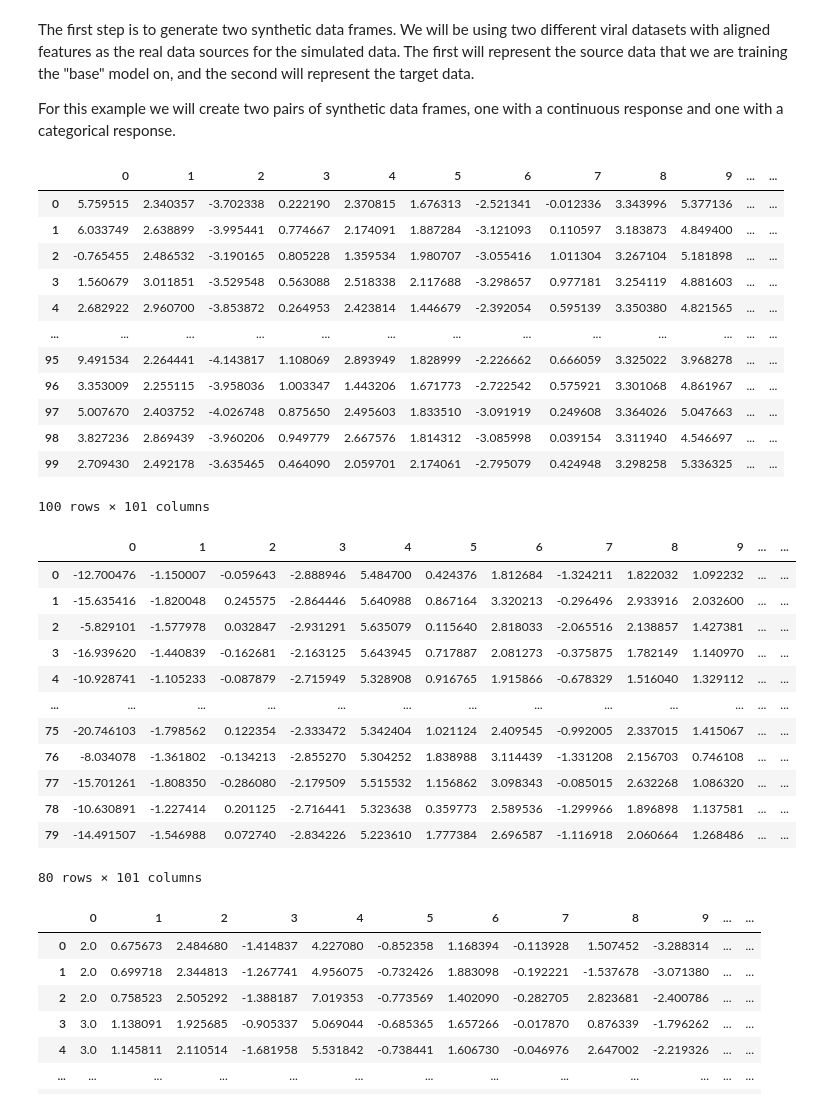
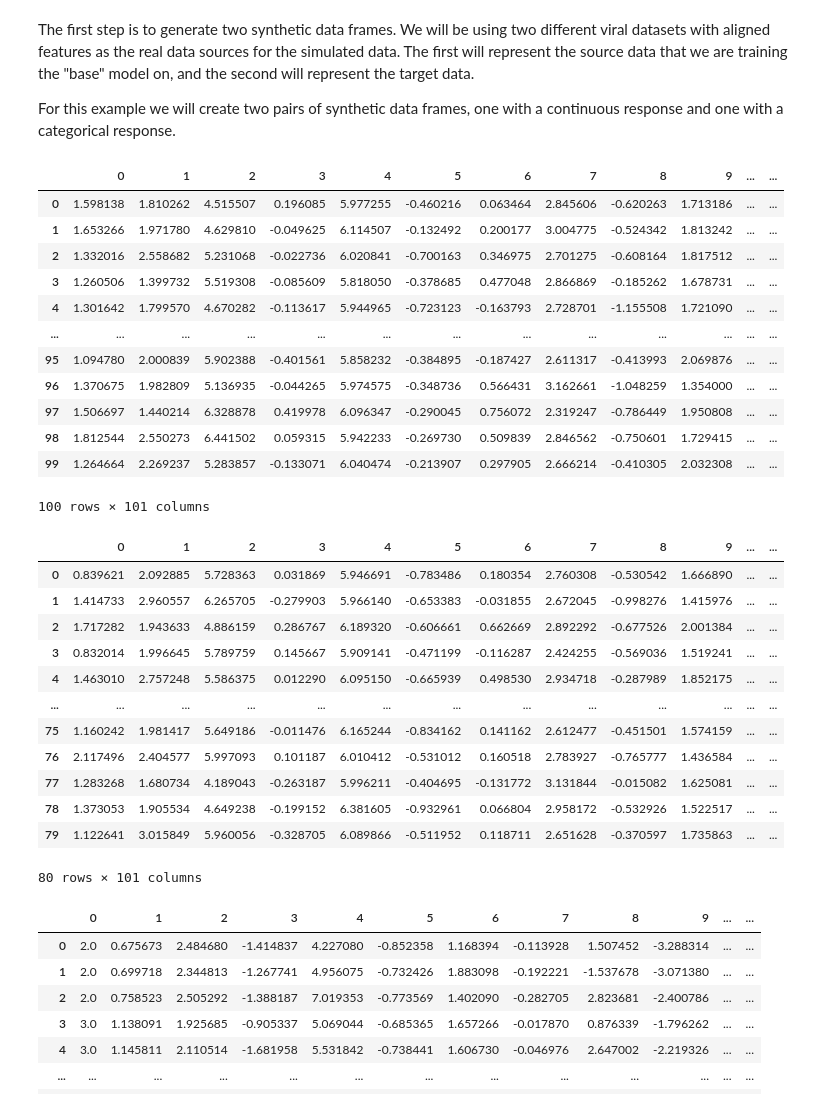
Before and after one commit to PNNL-Predictive-Phenomics/omicsTL, a Jupyter notebook: docs/example.ipynb, the cells around one changed output. Saved outputs shown, nothing was run; the diff lists cells and outputs as text; code cells hidden in the pictures.

Commit message:
fixed crucial oversight and initialized scripts for updated sim study

```diff
--- a/docs/example.ipynb
+++ b/docs/example.ipynb
@@ -38,50 +38,51 @@ samples_target_ensemble = 5
 # %%
 # Continuous response
 
-source_synth_data_cont, _, _ = generate_synth_data(
+source_synth_data_cont, source_lc_info_cont, _ = generate_synth_data(
     data = source_real_data, # input data
     num_features = num_features, # number of output features
     num_samples = num_samples_source, # number of output samples
     response_fn = response_fn, # response function
     snr = 1 # signal to noise ratio
 )
 
 target_synth_data_cont, _, _ = generate_synth_data(
     data = target_real_data, # input data
     num_features = num_features, # number of output features
     num_samples = num_samples_target + samples_target_test + samples_target_ensemble, # number of output samples
     response_fn = response_fn, # response function
+    prior_lc_info = source_lc_info_cont, # crucial to include else the source and target datasets aren't linked!
     snr = 1 # signal to noise ratio
 )
 
 display(source_synth_data_cont)
 display(target_synth_data_cont)
 # %% [output]
 |  | 0 | 1 | 2 | 3 | 4 | 5 | 6 | 7 | 8 | 9 | ... | ... |
-| 0 | 5.759515 | 2.340357 | -3.702338 | 0.222190 | 2.370815 | 1.676313 | -2.521341 | -0.012336 | 3.343996 | 5.377136 | ... | ... |
-| 1 | 6.033749 | 2.638899 | -3.995441 | 0.774667 | 2.174091 | 1.887284 | -3.121093 | 0.110597 | 3.183873 | 4.849400 | ... | ... |
-| 2 | -0.765455 | 2.486532 | -3.190165 | 0.805228 | 1.359534 | 1.980707 | -3.055416 | 1.011304 | 3.267104 | 5.181898 | ... | ... |
-| 3 | 1.560679 | 3.011851 | -3.529548 | 0.563088 | 2.518338 | 2.117688 | -3.298657 | 0.977181 | 3.254119 | 4.881603 | ... | ... |
-| 4 | 2.682922 | 2.960700 | -3.853872 | 0.264953 | 2.423814 | 1.446679 | -2.392054 | 0.595139 | 3.350380 | 4.821565 | ... | ... |
+| 0 | 1.598138 | 1.810262 | 4.515507 | 0.196085 | 5.977255 | -0.460216 | 0.063464 | 2.845606 | -0.620263 | 1.713186 | ... | ... |
+| 1 | 1.653266 | 1.971780 | 4.629810 | -0.049625 | 6.114507 | -0.132492 | 0.200177 | 3.004775 | -0.524342 | 1.813242 | ... | ... |
+| 2 | 1.332016 | 2.558682 | 5.231068 | -0.022736 | 6.020841 | -0.700163 | 0.346975 | 2.701275 | -0.608164 | 1.817512 | ... | ... |
+| 3 | 1.260506 | 1.399732 | 5.519308 | -0.085609 | 5.818050 | -0.378685 | 0.477048 | 2.866869 | -0.185262 | 1.678731 | ... | ... |
+| 4 | 1.301642 | 1.799570 | 4.670282 | -0.113617 | 5.944965 | -0.723123 | -0.163793 | 2.728701 | -1.155508 | 1.721090 | ... | ... |
 | ... | ... | ... | ... | ... | ... | ... | ... | ... | ... | ... | ... | ... |
-| 95 | 9.491534 | 2.264441 | -4.143817 | 1.108069 | 2.893949 | 1.828999 | -2.226662 | 0.666059 | 3.325022 | 3.968278 | ... | ... |
-| 96 | 3.353009 | 2.255115 | -3.958036 | 1.003347 | 1.443206 | 1.671773 | -2.722542 | 0.575921 | 3.301068 | 4.861967 | ... | ... |
-| 97 | 5.007670 | 2.403752 | -4.026748 | 0.875650 | 2.495603 | 1.833510 | -3.091919 | 0.249608 | 3.364026 | 5.047663 | ... | ... |
-| 98 | 3.827236 | 2.869439 | -3.960206 | 0.949779 | 2.667576 | 1.814312 | -3.085998 | 0.039154 | 3.311940 | 4.546697 | ... | ... |
-| 99 | 2.709430 | 2.492178 | -3.635465 | 0.464090 | 2.059701 | 2.174061 | -2.795079 | 0.424948 | 3.298258 | 5.336325 | ... | ... |
+| 95 | 1.094780 | 2.000839 | 5.902388 | -0.401561 | 5.858232 | -0.384895 | -0.187427 | 2.611317 | -0.413993 | 2.069876 | ... | ... |
+| 96 | 1.370675 | 1.982809 | 5.136935 | -0.044265 | 5.974575 | -0.348736 | 0.566431 | 3.162661 | -1.048259 | 1.354000 | ... | ... |
+| 97 | 1.506697 | 1.440214 | 6.328878 | 0.419978 | 6.096347 | -0.290045 | 0.756072 | 2.319247 | -0.786449 | 1.950808 | ... | ... |
+| 98 | 1.812544 | 2.550273 | 6.441502 | 0.059315 | 5.942233 | -0.269730 | 0.509839 | 2.846562 | -0.750601 | 1.729415 | ... | ... |
+| 99 | 1.264664 | 2.269237 | 5.283857 | -0.133071 | 6.040474 | -0.213907 | 0.297905 | 2.666214 | -0.410305 | 2.032308 | ... | ... |
 100 rows × 101 columns
 |  | 0 | 1 | 2 | 3 | 4 | 5 | 6 | 7 | 8 | 9 | ... | ... |
-| 0 | -12.700476 | -1.150007 | -0.059643 | -2.888946 | 5.484700 | 0.424376 | 1.812684 | -1.324211 | 1.822032 | 1.092232 | ... | ... |
-| 1 | -15.635416 | -1.820048 | 0.245575 | -2.864446 | 5.640988 | 0.867164 | 3.320213 | -0.296496 | 2.933916 | 2.032600 | ... | ... |
-| 2 | -5.829101 | -1.577978 | 0.032847 | -2.931291 | 5.635079 | 0.115640 | 2.818033 | -2.065516 | 2.138857 | 1.427381 | ... | ... |
-| 3 | -16.939620 | -1.440839 | -0.162681 | -2.163125 | 5.643945 | 0.717887 | 2.081273 | -0.375875 | 1.782149 | 1.140970 | ... | ... |
-| 4 | -10.928741 | -1.105233 | -0.087879 | -2.715949 | 5.328908 | 0.916765 | 1.915866 | -0.678329 | 1.516040 | 1.329112 | ... | ... |
+| 0 | 0.839621 | 2.092885 | 5.728363 | 0.031869 | 5.946691 | -0.783486 | 0.180354 | 2.760308 | -0.530542 | 1.666890 | ... | ... |
+| 1 | 1.414733 | 2.960557 | 6.265705 | -0.279903 | 5.966140 | -0.653383 | -0.031855 | 2.672045 | -0.998276 | 1.415976 | ... | ... |
+| 2 | 1.717282 | 1.943633 | 4.886159 | 0.286767 | 6.189320 | -0.606661 | 0.662669 | 2.892292 | -0.677526 | 2.001384 | ... | ... |
+| 3 | 0.832014 | 1.996645 | 5.789759 | 0.145667 | 5.909141 | -0.471199 | -0.116287 | 2.424255 | -0.569036 | 1.519241 | ... | ... |
+| 4 | 1.463010 | 2.757248 | 5.586375 | 0.012290 | 6.095150 | -0.665939 | 0.498530 | 2.934718 | -0.287989 | 1.852175 | ... | ... |
 | ... | ... | ... | ... | ... | ... | ... | ... | ... | ... | ... | ... | ... |
-| 75 | -20.746103 | -1.798562 | 0.122354 | -2.333472 | 5.342404 | 1.021124 | 2.409545 | -0.992005 | 2.337015 | 1.415067 | ... | ... |
-| 76 | -8.034078 | -1.361802 | -0.134213 | -2.855270 | 5.304252 | 1.838988 | 3.114439 | -1.331208 | 2.156703 | 0.746108 | ... | ... |
-| 77 | -15.701261 | -1.808350 | -0.286080 | -2.179509 | 5.515532 | 1.156862 | 3.098343 | -0.085015 | 2.632268 | 1.086320 | ... | ... |
-| 78 | -10.630891 | -1.227414 | 0.201125 | -2.716441 | 5.323638 | 0.359773 | 2.589536 | -1.299966 | 1.896898 | 1.137581 | ... | ... |
-| 79 | -14.491507 | -1.546988 | 0.072740 | -2.834226 | 5.223610 | 1.777384 | 2.696587 | -1.116918 | 2.060664 | 1.268486 | ... | ... |
+| 75 | 1.160242 | 1.981417 | 5.649186 | -0.011476 | 6.165244 | -0.834162 | 0.141162 | 2.612477 | -0.451501 | 1.574159 | ... | ... |
+| 76 | 2.117496 | 2.404577 | 5.997093 | 0.101187 | 6.010412 | -0.531012 | 0.160518 | 2.783927 | -0.765777 | 1.436584 | ... | ... |
+| 77 | 1.283268 | 1.680734 | 4.189043 | -0.263187 | 5.996211 | -0.404695 | -0.131772 | 3.131844 | -0.015082 | 1.625081 | ... | ... |
+| 78 | 1.373053 | 1.905534 | 4.649238 | -0.199152 | 6.381605 | -0.932961 | 0.066804 | 2.958172 | -0.532926 | 1.522517 | ... | ... |
+| 79 | 1.122641 | 3.015849 | 5.960056 | -0.328705 | 6.089866 | -0.511952 | 0.118711 | 2.651628 | -0.370597 | 1.735863 | ... | ... |
 80 rows × 101 columns
 # %%
 # Categorical response
```
Also changed, not shown: parts of 1 cell of this notebook, 4 other files.
